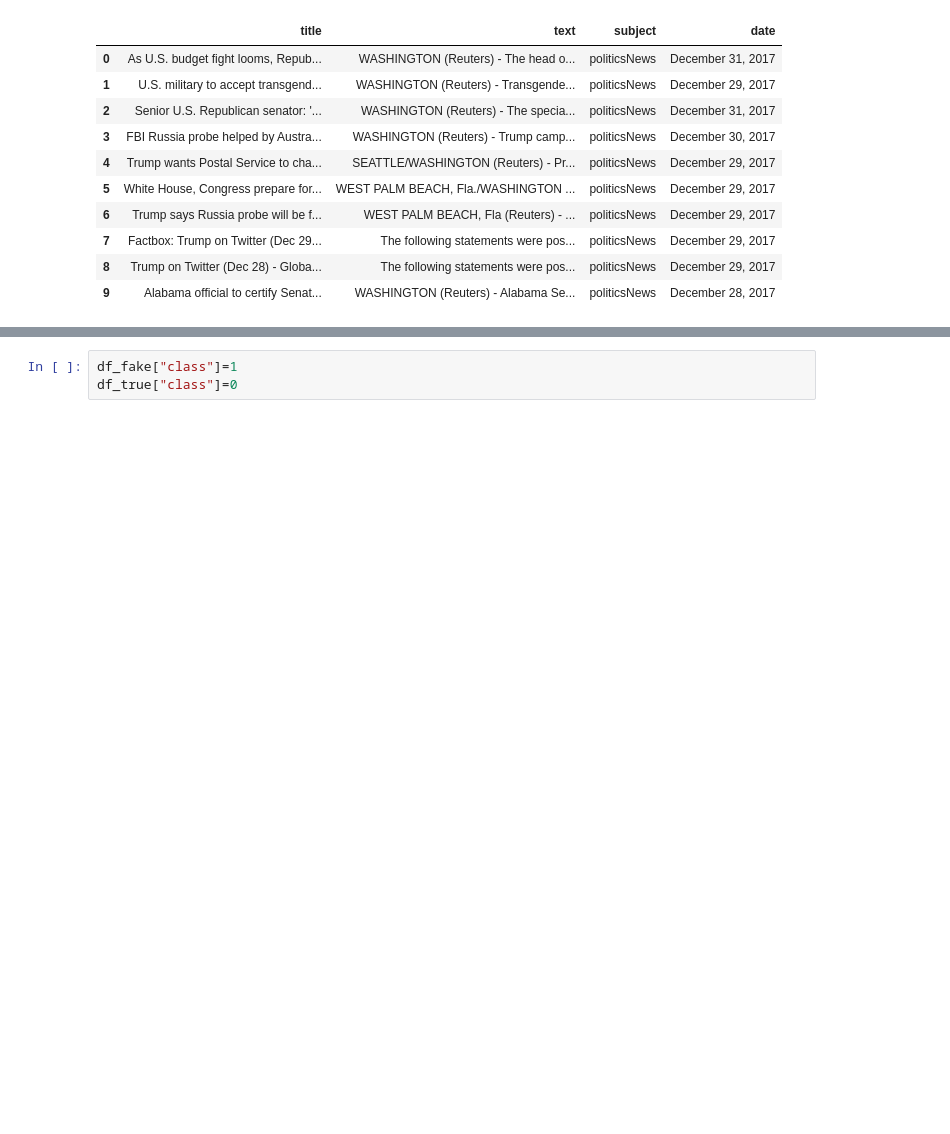
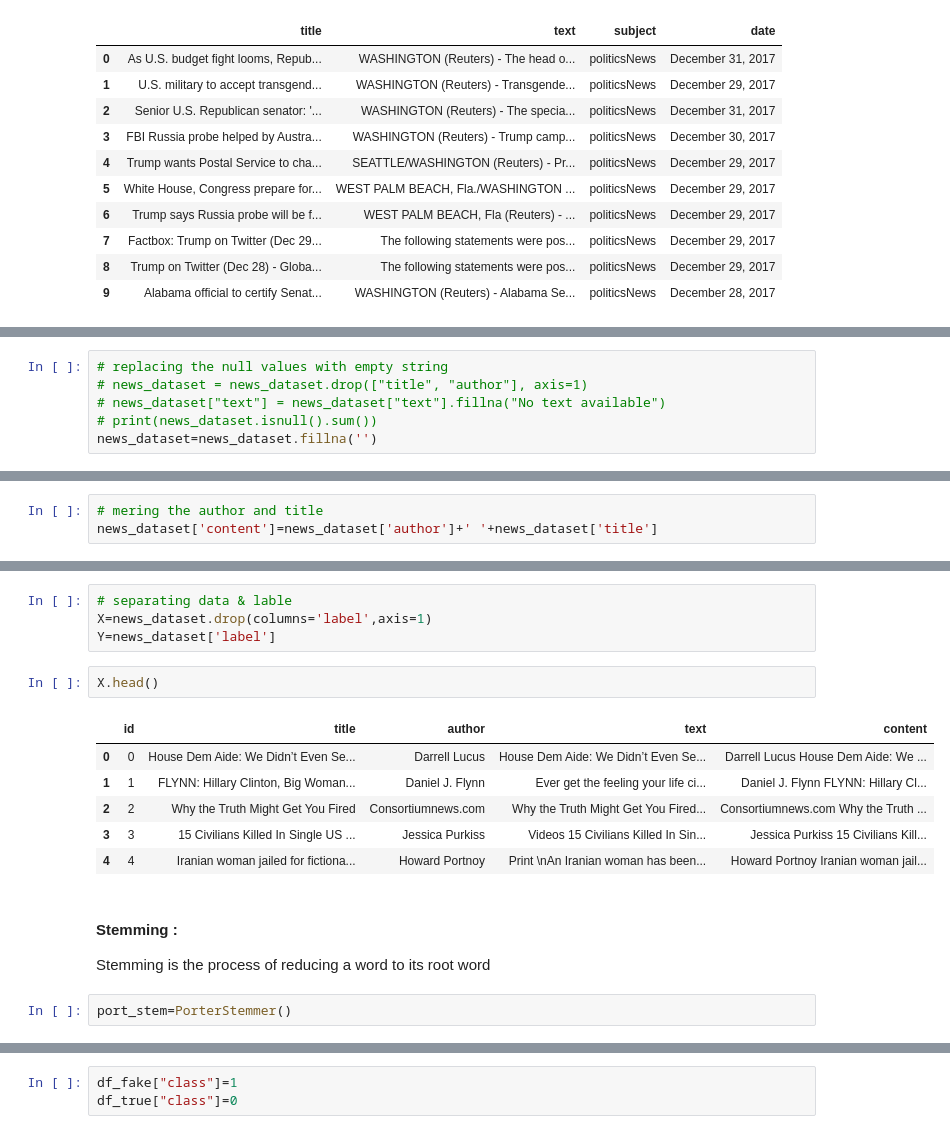
Before and after one commit to cbaogang/Text-analytics-on-deceptive-and-fake-information-on-COVID-19-in-Malaysia, a Jupyter notebook: Fake_news/Fake News Detection with Soft Voting.ipynb, the cells around one changed output, grey strips where cells are left out. Drawn from its saved outputs; the diff is of its cells as text; blank space fills up the shorter version.

```diff
--- a/Fake_news/Fake News Detection with Soft Voting.ipynb
+++ b/Fake_news/Fake News Detection with Soft Voting.ipynb
@@ -47,0 +90,6 @@ df_true.head(10)
+# %%
+# replacing the null values with empty string
+# news_dataset = news_dataset.drop(["title", "author"], axis=1)
+# news_dataset["text"] = news_dataset["text"].fillna("No text available")
+# print(news_dataset.isnull().sum())
+news_dataset=news_dataset.fillna('')
@@ -47,0 +105,3 @@ df_true.head(10)
+# %%
+# mering the author and title
+news_dataset['content']=news_dataset['author']+' '+news_dataset['title']
@@ -47,0 +123,18 @@ df_true.head(10)
+# %%
+# separating data & lable
+X=news_dataset.drop(columns='label',axis=1)
+Y=news_dataset['label']
+# %%
+X.head()
+# %% [output]
+|  | id | title | author | text | content |
+| 0 | 0 | House Dem Aide: We Didn’t Even Se... | Darrell Lucus | House Dem Aide: We Didn’t Even Se... | Darrell Lucus House Dem Aide: We ... |
+| 1 | 1 | FLYNN: Hillary Clinton, Big Woman... | Daniel J. Flynn | Ever get the feeling your life ci... | Daniel J. Flynn FLYNN: Hillary Cl... |
+| 2 | 2 | Why the Truth Might Get You Fired | Consortiumnews.com | Why the Truth Might Get You Fired... | Consortiumnews.com Why the Truth ... |
+| 3 | 3 | 15 Civilians Killed In Single US ... | Jessica Purkiss | Videos 15 Civilians Killed In Sin... | Jessica Purkiss 15 Civilians Kill... |
+| 4 | 4 | Iranian woman jailed for fictiona... | Howard Portnoy | Print \nAn Iranian woman has been... | Howard Portnoy Iranian woman jail... |
+# %% [markdown]
+#### Stemming :
+Stemming is the process of reducing a word to its root word
+# %%
+port_stem=PorterStemmer()
```
Also changed, not shown: parts of 66 cells of this notebook, 1 other file.
